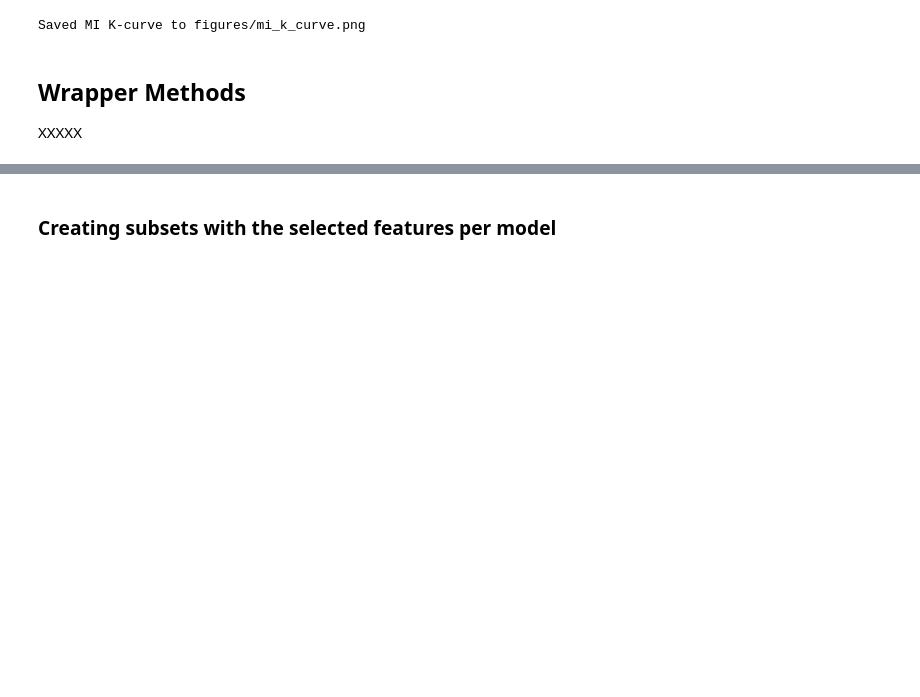
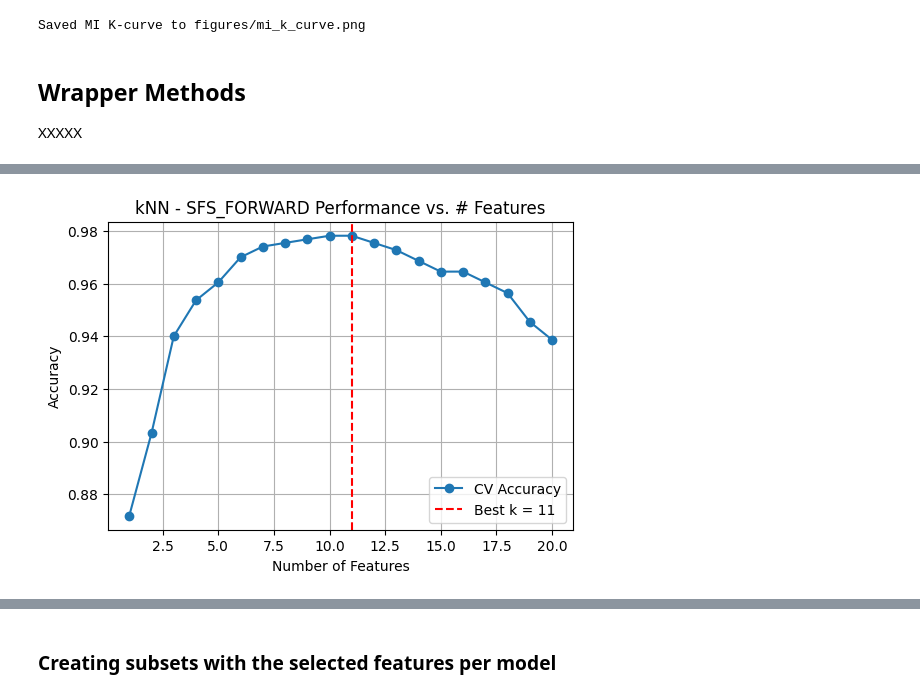
Before and after one commit to ozde12/Data-Analytics-and-Learning-Methods, a Jupyter notebook: human_activity_recognition.ipynb, the cells around one changed output, grey strips where cells are left out. Cells and saved outputs as stored; diff of their text form; code cells hidden in the pictures; blank space fills up the shorter version.

```diff
--- a/human_activity_recognition.ipynb
+++ b/human_activity_recognition.ipynb
@@ -472,2 +524,19 @@ Xw_knn_train, features_knn, info_knn = wrapper_select(
+# %%
+# Extract performance history
+steps = [h["k"] for h in info_knn["history"]]
+accs = [h["metrics"]["accuracy"][0] for h in info_knn["history"]]
+best_k = info_knn["best"]["k"]
+
+plt.figure(figsize=(6,4))
+plt.plot(steps, accs, marker='o', linestyle='-', label='CV Accuracy')
+plt.axvline(best_k, color='red', linestyle='--', label=f'Best k = {best_k}')
+plt.xlabel('Number of Features')
+plt.ylabel('Accuracy')
+plt.title(f"kNN - {info_knn['method'].upper()} Performance vs. # Features")
+plt.legend()
+plt.grid(True)
+plt.show()
+# %% [output]
+[figure, added]
 # %%
 # Wrapper: SFS (forward) + Naive Bayes
```
Also changed, not shown: parts of 17 cells of this notebook, 1 other file.
